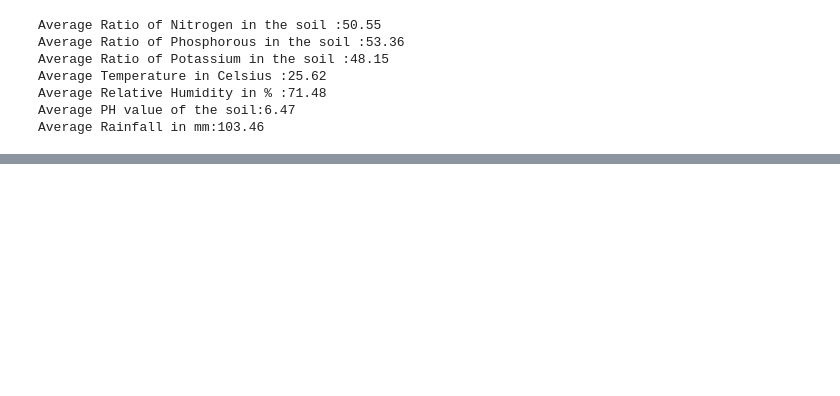
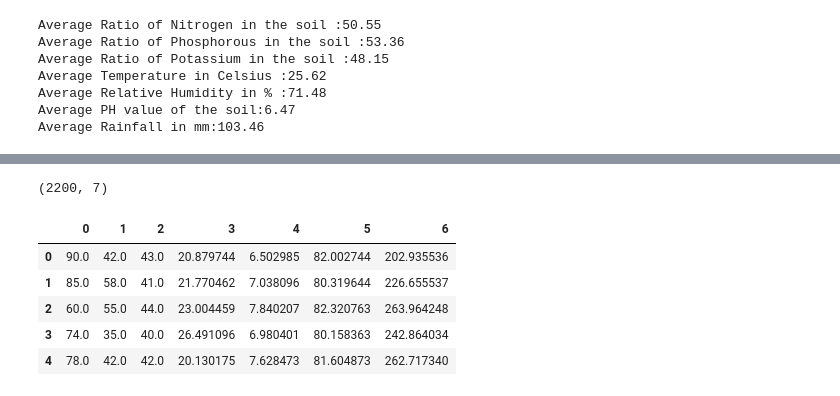
Before and after one commit to fasmina-nasar/AgriCulProdOpt, a Jupyter notebook: Optimising Agricultural Prodution.ipynb, the cells around one changed output, grey strips where cells are left out. Saved outputs shown, nothing was run; the diff lists cells and outputs as text; code cells hidden in the pictures; blank space fills up the shorter version.

```diff
--- a/Optimising Agricultural Prodution.ipynb
+++ b/Optimising Agricultural Prodution.ipynb
@@ -124,0 +260,26 @@ interactive(children=(Dropdown(description='crops', options=('pigeonpeas', 'grap
+# %%
+# Lets try to cluster these crops
+
+# import the warning library so that we can avoid warnings
+
+from sklearn.cluster import KMeans
+import warnings
+warnings.filterwarnings('ignore')
+
+# lets select the spending scores and annual income column from the data
+x=data.loc[:,['N','P','K','temperature','ph','humidity','rainfall']].values
+
+# lets check the shape of x
+print(x.shape)
+
+# lets convert this data into dataframe
+x_data=pd.DataFrame(x)
+x_data.head()
+# %% [output]
+(2200, 7)
+|  | 0 | 1 | 2 | 3 | 4 | 5 | 6 |
+| 0 | 90.0 | 42.0 | 43.0 | 20.879744 | 6.502985 | 82.002744 | 202.935536 |
+| 1 | 85.0 | 58.0 | 41.0 | 21.770462 | 7.038096 | 80.319644 | 226.655537 |
+| 2 | 60.0 | 55.0 | 44.0 | 23.004459 | 7.840207 | 82.320763 | 263.964248 |
+| 3 | 74.0 | 35.0 | 40.0 | 26.491096 | 6.980401 | 80.158363 | 242.864034 |
+| 4 | 78.0 | 42.0 | 42.0 | 20.130175 | 7.628473 | 81.604873 | 262.717340 |
```
Also changed, not shown: parts of 18 cells of this notebook.
